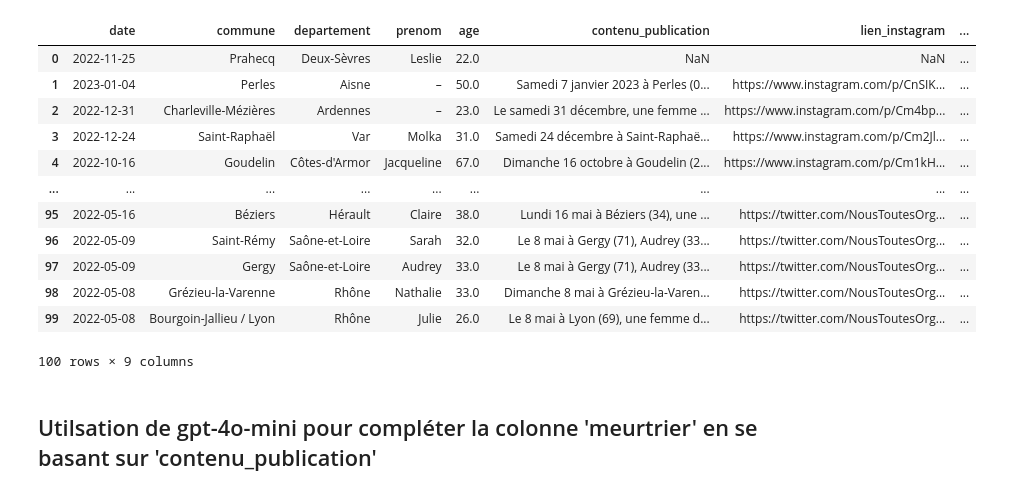
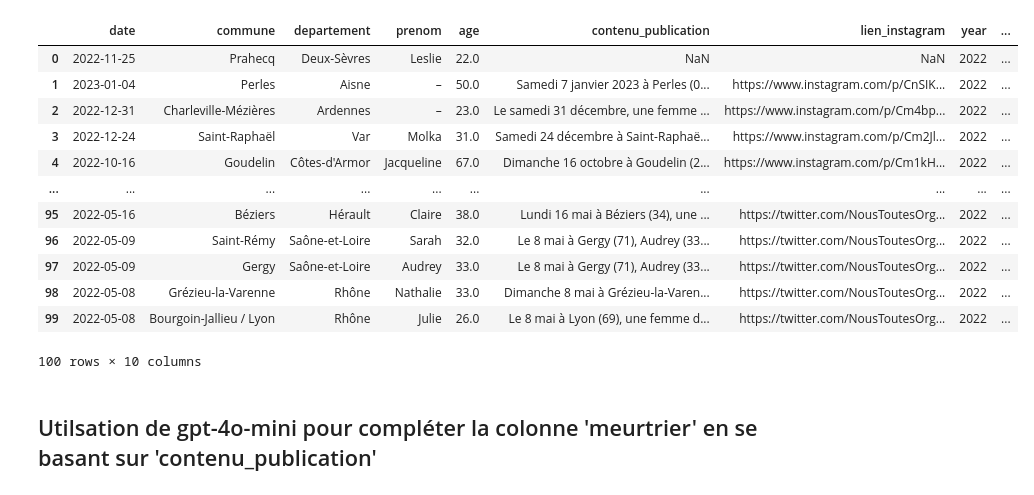
Before and after one commit to Guillaume-BR/feminicide, a Jupyter notebook: notebooks/clean_data.ipynb, the cells around one changed output. Cells and saved outputs as stored; diff of their text form; code cells hidden in the pictures.

```diff
--- a/notebooks/clean_data.ipynb
+++ b/notebooks/clean_data.ipynb
@@ -7,0 +11,25 @@ import geopandas as gpd
+# %%
+#Téléchargment des données
+dict_url = {'2022': 'https://www.data.gouv.fr/api/1/datasets/r/cfb50ca0-57be-442d-a123-9434687f2dbf',
+            '2023': 'https://www.data.gouv.fr/api/1/datasets/r/1baf3c9c-de0d-4f2b-960a-79bec28927e9',
+            '2024': 'https://www.data.gouv.fr/api/1/datasets/r/2cce039d-ab84-423e-b6cf-881bb33d8364',
+            '2025': 'https://www.data.gouv.fr/api/1/datasets/r/7559336f-86ce-4df3-b1dd-166b9ae0e312'
+}
+
+#Création du dossier raw s'il n'existe pas
+if not os.path.exists('../data/raw'):
+    os.makedirs('../data/raw')
+
+#Création d'un dataframe complet avec les données de 2022 à 2025
+df_all = pd.DataFrame()
+for year, url in dict_url.items():
+    response = requests.get(url)
+    if response.status_code == 200:
+        with open(f'../data/raw/feminicide_{year}.csv', 'wb') as f:
+            f.write(response.content)
+        data = pd.read_csv(f'../data/raw/feminicide_{year}.csv', sep=',')
+        df_year = pd.DataFrame(data)
+        df_year['year'] = year
+        df_all = pd.concat([df_all, df_year], ignore_index=True)
+    else:
+        print(f"Failed to download data for {year}. Status code: {response.status_code}")
@@ -10,7 +54 @@ import geopandas as gpd
-# %%
-years = range(2022,2026)
-df_all = pd.concat(
-    [pd.read_csv(f'../data/raw/feminicide_{year}.csv') for year in years],
-    ignore_index=True
-)
 # %%
@@ -18,7 +57,6 @@ df_all = df_all.rename(columns=lambda x: x.strip().lower().replace(' ', '_'))
 # %%
 df_all.columns = (
-    df_all.columns
-    .str.normalize("NFKD")
+    df_all.columns.str.normalize("NFKD")
     .str.encode("ascii", "ignore")
     .str.decode("utf-8")
 )
@@ -91,19 +115,21 @@ df_all.head(100)
 # %%
-#dans df_all, remplacer les noms de commune contenant '*e arrondissement' par 'Paris'
-df_all['commune_normalise'] = df_all['commune_normalise'].str.replace(r'\d{1,2}e-arrondissement', 'paris', regex=True)
+# dans df_all, remplacer les noms de commune contenant '*e arrondissement' par 'Paris'
+df_all["commune_normalise"] = df_all["commune_normalise"].str.replace(
+    r"\d{1,2}e-arrondissement", "paris", regex=True
+)
 df_all.head(100)
 # %% [output]
-|  | date | commune | departement | prenom | age | contenu_publication | lien_instagram | ... |
-| 0 | 2022-11-25 | Prahecq | Deux-Sèvres | Leslie | 22.0 | NaN | NaN | ... |
-| 1 | 2023-01-04 | Perles | Aisne | – | 50.0 | Samedi 7 janvier 2023 à Perles (0... | https://www.instagram.com/p/CnSIK... | ... |
-| 2 | 2022-12-31 | Charleville-Mézières | Ardennes | – | 23.0 | Le samedi 31 décembre, une femme ... | https://www.instagram.com/p/Cm4bp... | ... |
-| 3 | 2022-12-24 | Saint-Raphaël | Var | Molka | 31.0 | Samedi 24 décembre à Saint-Raphaë... | https://www.instagram.com/p/Cm2Jl... | ... |
-| 4 | 2022-10-16 | Goudelin | Côtes-d'Armor | Jacqueline | 67.0 | Dimanche 16 octobre à Goudelin (2... | https://www.instagram.com/p/Cm1kH... | ... |
-| ... | ... | ... | ... | ... | ... | ... | ... | ... |
-| 95 | 2022-05-16 | Béziers | Hérault | Claire | 38.0 | Lundi 16 mai à Béziers (34), une ... | https://twitter.com/NousToutesOrg... | ... |
-| 96 | 2022-05-09 | Saint-Rémy | Saône-et-Loire | Sarah | 32.0 | Le 8 mai à Gergy (71), Audrey (33... | https://twitter.com/NousToutesOrg... | ... |
-| 97 | 2022-05-09 | Gergy | Saône-et-Loire | Audrey | 33.0 | Le 8 mai à Gergy (71), Audrey (33... | https://twitter.com/NousToutesOrg... | ... |
-| 98 | 2022-05-08 | Grézieu-la-Varenne | Rhône | Nathalie | 33.0 | Dimanche 8 mai à Grézieu-la-Varen... | https://twitter.com/NousToutesOrg... | ... |
-| 99 | 2022-05-08 | Bourgoin-Jallieu / Lyon | Rhône | Julie | 26.0 | Le 8 mai à Lyon (69), une femme d... | https://twitter.com/NousToutesOrg... | ... |
+|  | date | commune | departement | prenom | age | contenu_publication | lien_instagram | year | ... |
+| 0 | 2022-11-25 | Prahecq | Deux-Sèvres | Leslie | 22.0 | NaN | NaN | 2022 | ... |
+| 1 | 2023-01-04 | Perles | Aisne | – | 50.0 | Samedi 7 janvier 2023 à Perles (0... | https://www.instagram.com/p/CnSIK... | 2022 | ... |
+| 2 | 2022-12-31 | Charleville-Mézières | Ardennes | – | 23.0 | Le samedi 31 décembre, une femme ... | https://www.instagram.com/p/Cm4bp... | 2022 | ... |
+| 3 | 2022-12-24 | Saint-Raphaël | Var | Molka | 31.0 | Samedi 24 décembre à Saint-Raphaë... | https://www.instagram.com/p/Cm2Jl... | 2022 | ... |
+| 4 | 2022-10-16 | Goudelin | Côtes-d'Armor | Jacqueline | 67.0 | Dimanche 16 octobre à Goudelin (2... | https://www.instagram.com/p/Cm1kH... | 2022 | ... |
+| ... | ... | ... | ... | ... | ... | ... | ... | ... | ... |
+| 95 | 2022-05-16 | Béziers | Hérault | Claire | 38.0 | Lundi 16 mai à Béziers (34), une ... | https://twitter.com/NousToutesOrg... | 2022 | ... |
+| 96 | 2022-05-09 | Saint-Rémy | Saône-et-Loire | Sarah | 32.0 | Le 8 mai à Gergy (71), Audrey (33... | https://twitter.com/NousToutesOrg... | 2022 | ... |
+| 97 | 2022-05-09 | Gergy | Saône-et-Loire | Audrey | 33.0 | Le 8 mai à Gergy (71), Audrey (33... | https://twitter.com/NousToutesOrg... | 2022 | ... |
+| 98 | 2022-05-08 | Grézieu-la-Varenne | Rhône | Nathalie | 33.0 | Dimanche 8 mai à Grézieu-la-Varen... | https://twitter.com/NousToutesOrg... | 2022 | ... |
+| 99 | 2022-05-08 | Bourgoin-Jallieu / Lyon | Rhône | Julie | 26.0 | Le 8 mai à Lyon (69), une femme d... | https://twitter.com/NousToutesOrg... | 2022 | ... |
-100 rows × 9 columns
+100 rows × 10 columns
 # %%
```
Also changed, not shown: parts of 42 cells of this notebook, 15 other files.
